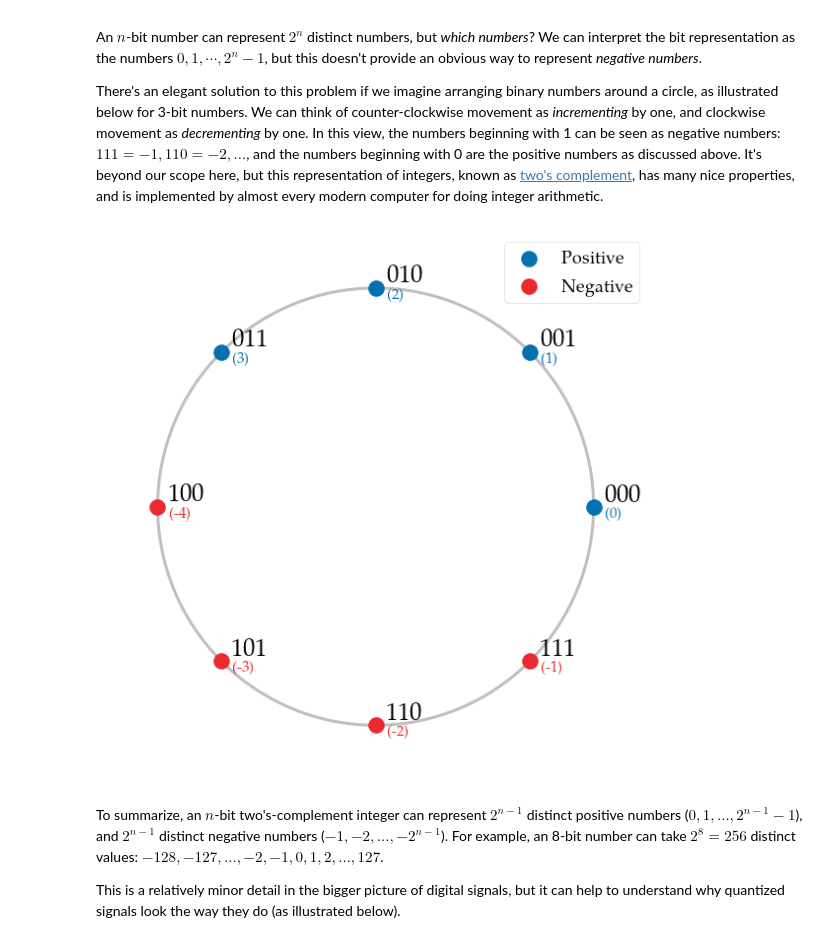
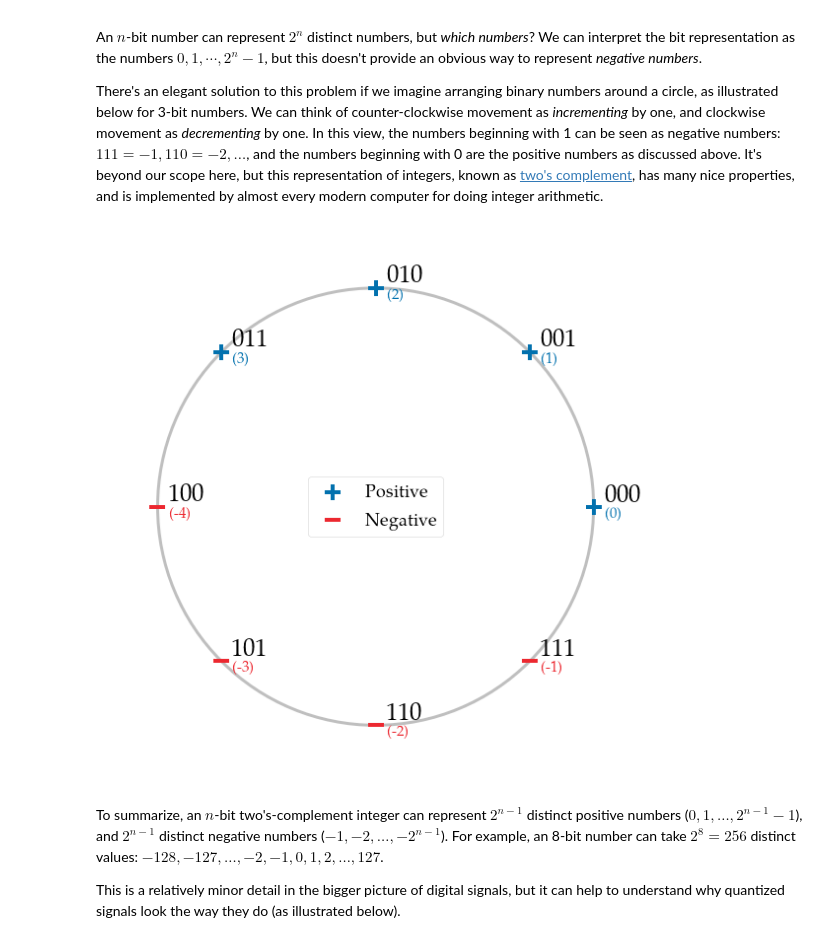
Before and after one commit to bmcfee/dstbook, a Jupyter notebook: content/ch02/Quantization.ipynb, the cells around one changed output. Drawn from its saved outputs; the diff is of its cells as text; code cells hidden in the pictures.

```diff
--- a/content/ch02/Quantization.ipynb
+++ b/content/ch02/Quantization.ipynb
@@ -63,29 +63,29 @@ It's beyond our scope here, but this representation of integers, known as [two's
 # %%
 fig = plt.figure()
 
 ax = plt.gca()
 
 angles = np.linspace(0, 2 * np.pi, num=8, endpoint=False)
 circ = patches.Ellipse((0, 0), 2, 2, edgecolor='k', linewidth=3, alpha=0.25, fill=False, zorder=-1)
-ax.scatter(np.cos(angles[:4]), np.sin(angles[:4]), color=colors[0], label='Positive')
-ax.scatter(np.cos(angles[4:]), np.sin(angles[4:]), color=colors[1], label='Negative')
-ax.legend(loc='upper right')
+ax.scatter(np.cos(angles[:4]), np.sin(angles[:4]), color=colors[0], label='Positive', marker='+')
+ax.scatter(np.cos(angles[4:]), np.sin(angles[4:]), color=colors[1], label='Negative', marker='_')
+ax.legend(loc='center')
 
 for i in range(8):
     ax.text(np.cos(angles[i]) + 0.05, np.sin(angles[i]) + 0.025, '{:03b}'.format(i), size=25)
     if i < 4:
         ax.text(np.cos(angles[i]) + 0.05, np.sin(angles[i]) - 0.05, '({:d})'.format(i), size=15, color=colors[0])
     else:
         ax.text(np.cos(angles[i]) + 0.05, np.sin(angles[i]) - 0.05, '(-{:d})'.format(8-i), size=15, color=colors[1])
 
 ax.add_patch(circ)
 ax.axis('off')
 ax.set_xlim([-1.25, 1.25])
 ax.set_ylim([-1.25, 1.25]);
 ax.set_xticks([])
 ax.set_yticks([]);
 # %% [output]
-[figure, old version]
+[figure, new version]
 # %% [markdown]
 To summarize, an $n$-bit two's-complement integer can represent $2^{n-1}$ distinct positive numbers ($0, 1, \dots, 2^{n-1}-1$), and $2^{n-1}$ distinct negative numbers ($-1, -2, \dots, -2^{n-1}$).
 For example, an 8-bit number can take $2^8 = 256$ distinct values: $-128, -127, \dots, -2, -1, 0, 1, 2, \dots, 127$.
```
Also changed, not shown: parts of 1 cell of this notebook, 35 other files.
